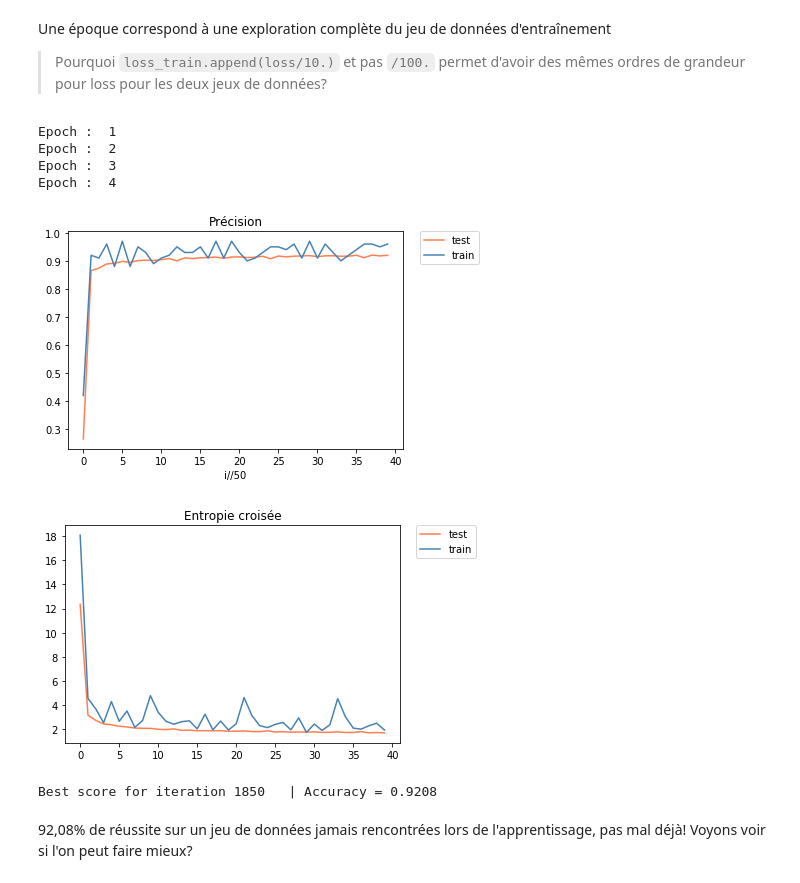
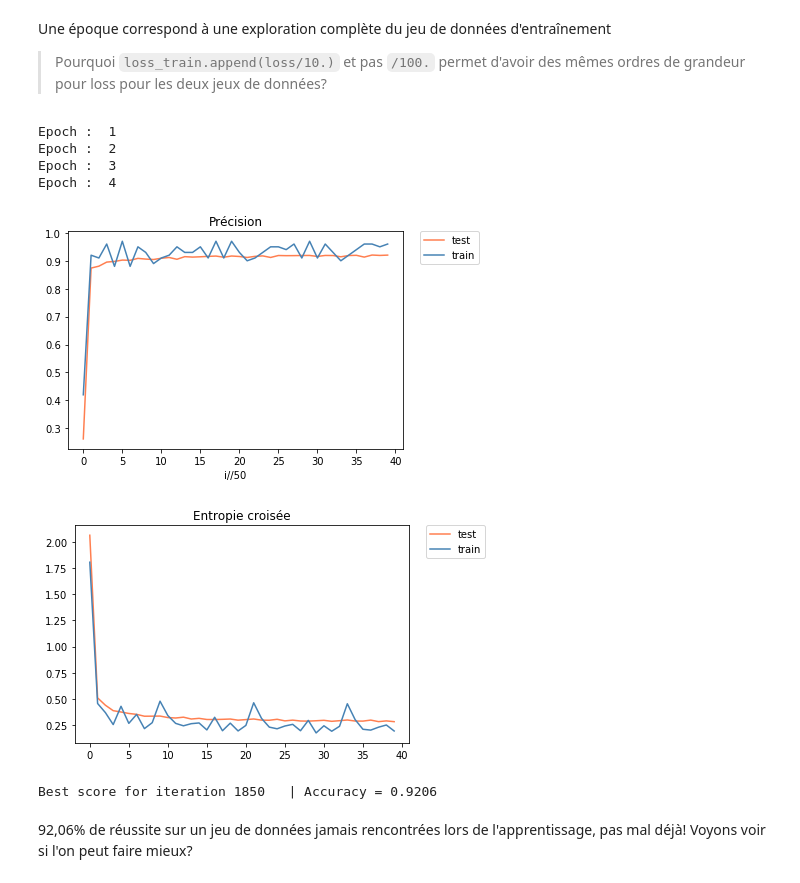
Before and after one commit to neodelphis/tensorflow-without-a-phd-french, a Jupyter notebook: mnist_3_softmax.ipynb, the cells around one changed output. Cells and saved outputs as stored; diff of their text form; code cells hidden in the pictures.

```diff
--- a/mnist_3_softmax.ipynb
+++ b/mnist_3_softmax.ipynb
@@ -124,7 +124,7 @@ for i in range(2000):
         # Pour le batch d'entraînement
         acc, loss = sess.run([accuracy, cross_entropy], feed_dict=train_data)
         accuracy_train.append(acc)
-        loss_train.append(loss/10.)
+        loss_train.append(loss/100.)
 
         # Pour l'ensemble de test
         # L'utilisastion de batchs donne des scores arbitrairement hauts pour certains
@@ -132,39 +132,39 @@ for i in range(2000):
         #batch_test_X  = x_train[(i*100)%n_test:((i+1)*100)%n_test]
         #batch_test_Y_ = y_train[(i*100)%n_test:((i+1)*100)%n_test]
         #test_data = {X: batch_test_X, Y_: batch_test_Y_}
-        test_data = {X: x_train, Y_: y_train}
+        test_data = {X: x_test, Y_: y_test}
         acc, loss = sess.run([accuracy, cross_entropy], feed_dict=test_data)
         accuracy_test.append(acc)
         loss_test.append(loss/n_test)
         if acc > accuracy_best:
             accuracy_best = acc
             i_best = i
 
 # Représentation des résultats
 # Précision
 plt.plot(accuracy_test, c='coral', label='test')
 plt.plot(accuracy_train, c='steelblue', label='train')
 plt.xlabel('i//50')
 plt.title('Précision')
 plt.legend(bbox_to_anchor=(1.05, 1), loc='upper left', borderaxespad=0.)
 plt.show()
 # Fonction de coût
 plt.plot(loss_test, c='coral', label='test')
 plt.plot(loss_train, c='steelblue', label='train')
 plt.title('Entropie croisée')
 plt.legend(bbox_to_anchor=(1.05, 1), loc='upper left', borderaxespad=0.)
 plt.show()
 # Meilleur résultat sur un batch de test
 print("Best score for iteration {} \t| Accuracy = {:.4f}".format(i_best, accuracy_best ))
 # %% [output]
 Epoch :  1
 Epoch :  2
 Epoch :  3
 Epoch :  4
 [figure]
-[figure, old version]
+[figure, new version]
-Best score for iteration 1850   | Accuracy = 0.9208
+Best score for iteration 1850   | Accuracy = 0.9206
 # %%
 sess.close()
 # %% [markdown]
-92,08% de réussite sur un jeu de données jamais rencontrées lors de l'apprentissage, pas mal déjà! Voyons voir si l'on peut faire mieux?
+92,06% de réussite sur un jeu de données jamais rencontrées lors de l'apprentissage, pas mal déjà! Voyons voir si l'on peut faire mieux?
```
Also changed, not shown: 2 other files.
